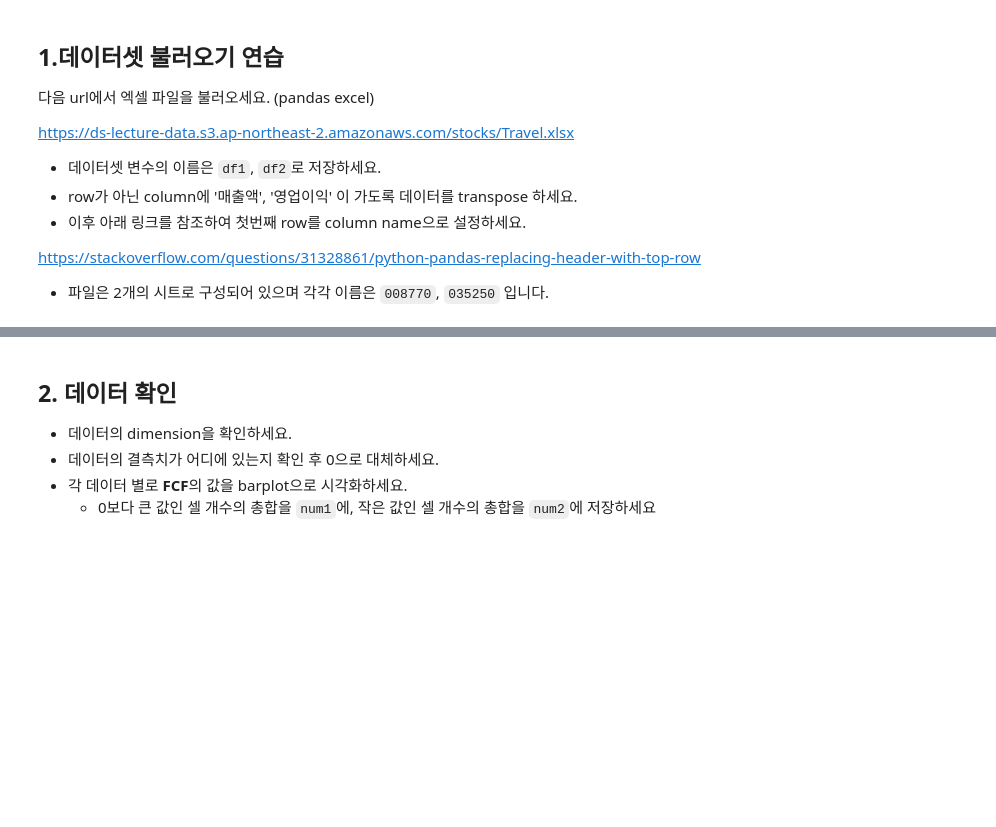
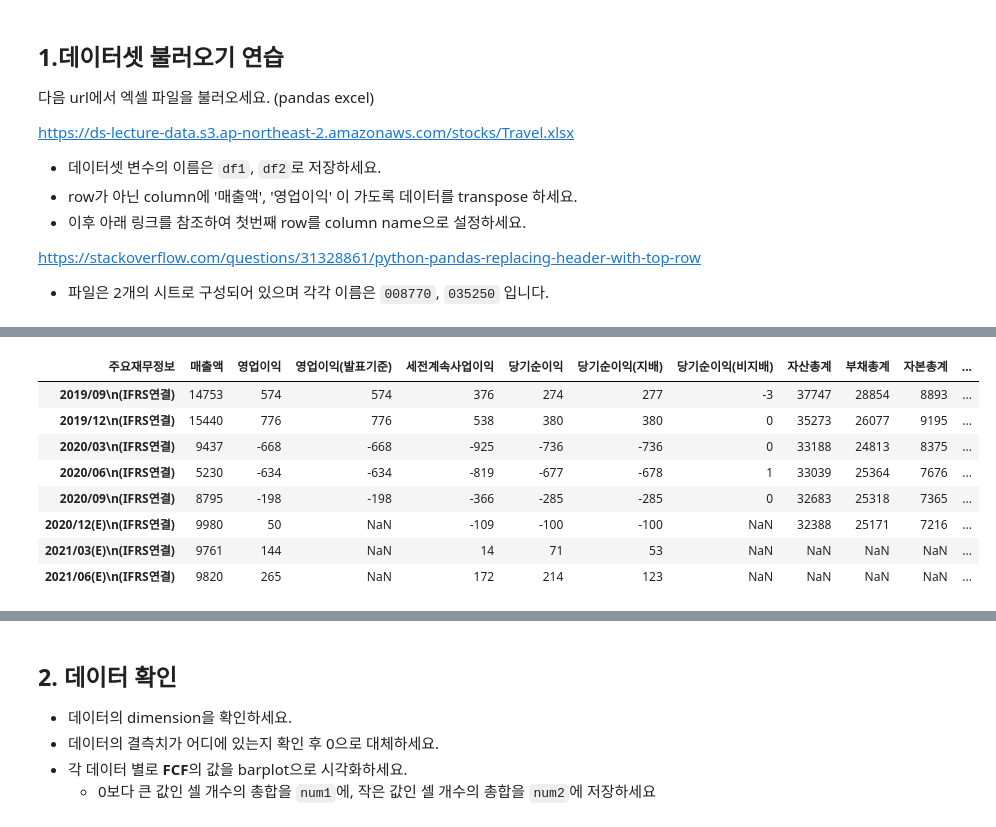
Before and after one commit to seahahn/game-company-data-analysis, a Jupyter notebook: n111-eda/n111a_eda.ipynb, the cells around one changed output, grey strips where cells are left out. Saved outputs shown, nothing was run; the diff lists cells and outputs as text; code cells hidden in the pictures; blank space fills up the shorter version.

```diff
--- a/n111-eda/n111a_eda.ipynb
+++ b/n111-eda/n111a_eda.ipynb
@@ -31,0 +37,20 @@ NameError: ignored
+# %%
+# df1 - 008770
+df1 = pd.read_excel(data_url, sheet_name = '008770 ') # 엑셀 파일 불러오기
+df1 = df1.transpose() # 행 <-> 열 자리 바꾸기
+
+new_header1 = df1.iloc[0] # 데이터셋의 첫번째 행 가져오기
+df1 = df1[1:] # 데이터셋의 2번째 행부터 끝 행까지 가져오기
+df1.columns = new_header1 # 가져온 첫번째 행을 헤더로 설정
+
+df1
+# %% [output]
+| 주요재무정보 | 매출액 | 영업이익 | 영업이익(발표기준) | 세전계속사업이익 | 당기순이익 | 당기순이익(지배) | 당기순이익(비지배) | 자산총계 | 부채총계 | 자본총계 | ... |
+| 2019/09\n(IFRS연결) | 14753 | 574 | 574 | 376 | 274 | 277 | -3 | 37747 | 28854 | 8893 | ... |
+| 2019/12\n(IFRS연결) | 15440 | 776 | 776 | 538 | 380 | 380 | 0 | 35273 | 26077 | 9195 | ... |
+| 2020/03\n(IFRS연결) | 9437 | -668 | -668 | -925 | -736 | -736 | 0 | 33188 | 24813 | 8375 | ... |
+| 2020/06\n(IFRS연결) | 5230 | -634 | -634 | -819 | -677 | -678 | 1 | 33039 | 25364 | 7676 | ... |
+| 2020/09\n(IFRS연결) | 8795 | -198 | -198 | -366 | -285 | -285 | 0 | 32683 | 25318 | 7365 | ... |
+| 2020/12(E)\n(IFRS연결) | 9980 | 50 | NaN | -109 | -100 | -100 | NaN | 32388 | 25171 | 7216 | ... |
+| 2021/03(E)\n(IFRS연결) | 9761 | 144 | NaN | 14 | 71 | 53 | NaN | NaN | NaN | NaN | ... |
+| 2021/06(E)\n(IFRS연결) | 9820 | 265 | NaN | 172 | 214 | 123 | NaN | NaN | NaN | NaN | ... |
```
Also changed, not shown: parts of 4 cells of this notebook.
